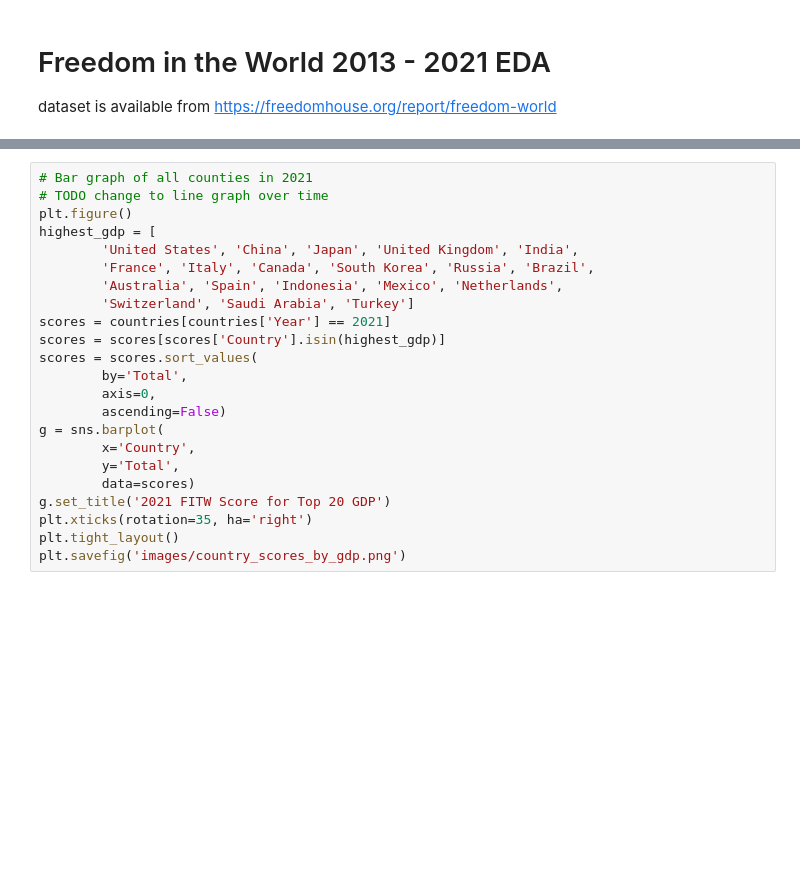
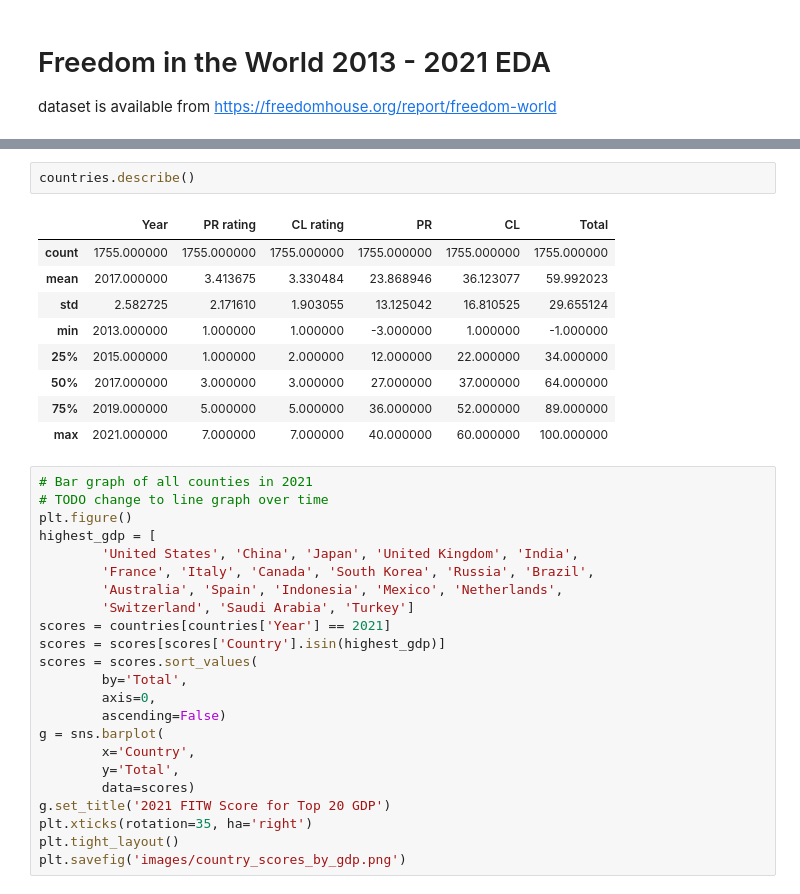
Before and after one commit to keithroger/notebooks, a Jupyter notebook: Freedom in the World 2013-2021/fitw.ipynb, the cells around one changed output, grey strips where cells are left out. Drawn from its saved outputs; the diff is of its cells as text; blank space fills up the shorter version.

```diff
--- a/Freedom in the World 2013-2021/fitw.ipynb
+++ b/Freedom in the World 2013-2021/fitw.ipynb
@@ -27,6 +26,18 @@ countries.head()
 | 3 | Algeria | MENA | 2021 | NF | 6 | 5 | 10 | 22 | 32 |
 | 4 | Andorra | Europe | 2021 | F | 1 | 1 | 38 | 55 | 93 |
 | 5 | Angola | SSA | 2021 | NF | 6 | 5 | 10 | 21 | 31 |
+# %%
+countries.describe()
+# %% [output]
+|  | Year | PR rating | CL rating | PR | CL | Total |
+| count | 1755.000000 | 1755.000000 | 1755.000000 | 1755.000000 | 1755.000000 | 1755.000000 |
+| mean | 2017.000000 | 3.413675 | 3.330484 | 23.868946 | 36.123077 | 59.992023 |
+| std | 2.582725 | 2.171610 | 1.903055 | 13.125042 | 16.810525 | 29.655124 |
+| min | 2013.000000 | 1.000000 | 1.000000 | -3.000000 | 1.000000 | -1.000000 |
+| 25% | 2015.000000 | 1.000000 | 2.000000 | 12.000000 | 22.000000 | 34.000000 |
+| 50% | 2017.000000 | 3.000000 | 3.000000 | 27.000000 | 37.000000 | 64.000000 |
+| 75% | 2019.000000 | 5.000000 | 5.000000 | 36.000000 | 52.000000 | 89.000000 |
+| max | 2021.000000 | 7.000000 | 7.000000 | 40.000000 | 60.000000 | 100.000000 |
 # %%
 # Bar graph of all counties in 2021
 # TODO change to line graph over time
```
Also changed, not shown: parts of 11 cells of this notebook, 2 other files.
